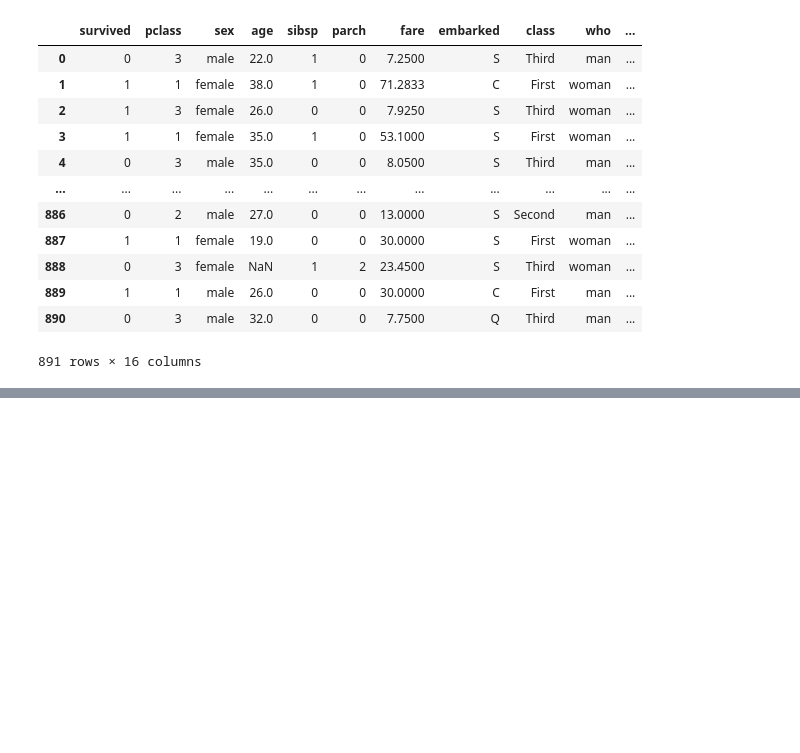
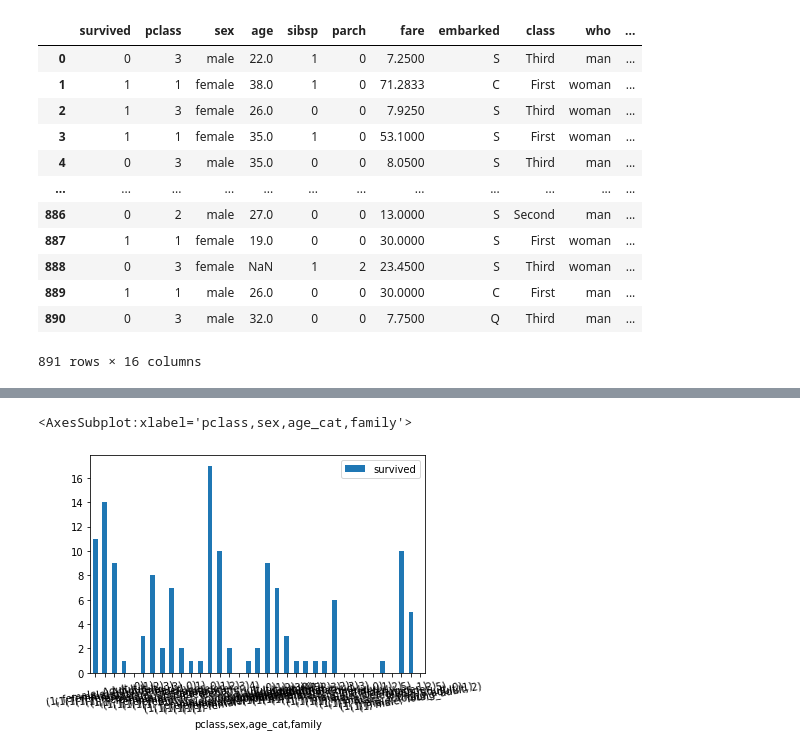
Before and after one commit to fish-ho/cakd5, a Jupyter notebook: m2_분석라이브러리활용/Pandas/titanic.ipynb, the cells around one changed output, grey strips where cells are left out. Saved outputs shown, nothing was run; the diff lists cells and outputs as text; code cells hidden in the pictures; blank space fills up the shorter version.

```diff
--- a/m2_분석라이브러리활용/Pandas/titanic.ipynb
+++ b/m2_분석라이브러리활용/Pandas/titanic.ipynb
@@ -81,0 +98,13 @@ insight
+# %%
+def get_catrgory(age):
+    cat=''
+    if age <= 5: cat='Baby'
+    elif age <= 12: cat='Child'
+    elif age <=19: cat='Teenager'
+    elif age <=35: cat='Young_adult'
+    elif age <=60: cat='Adult'
+    else: cat='Elderly'
+    return cat
+
+df['age_cat'] = df.age.apply(lambda x: get_catrgory(x))
+df
@@ -81,0 +216,7 @@ insight
+# %%
+tdf = df.copy()
+tdf.drop(['age'],axis=1,inplace=True)
+df_c1=tdf.loc[tdf['pclass']==1]
+df_c2=tdf.loc[tdf['pclass']==2]
+df_c3=tdf.loc[tdf['pclass']==3]
+df_c1
@@ -81,0 +260,7 @@ insight
+# %%
+class_g=df_c1.groupby(['pclass','sex','age_cat','family'])
+sum_c= class_g.sum()
+sum_c.plot(kind='bar',rot = 10)
+# %% [output]
+<AxesSubplot:xlabel='pclass,sex,age_cat,family'>
+[figure, added]
```
Also changed, not shown: parts of 17 cells of this notebook.
